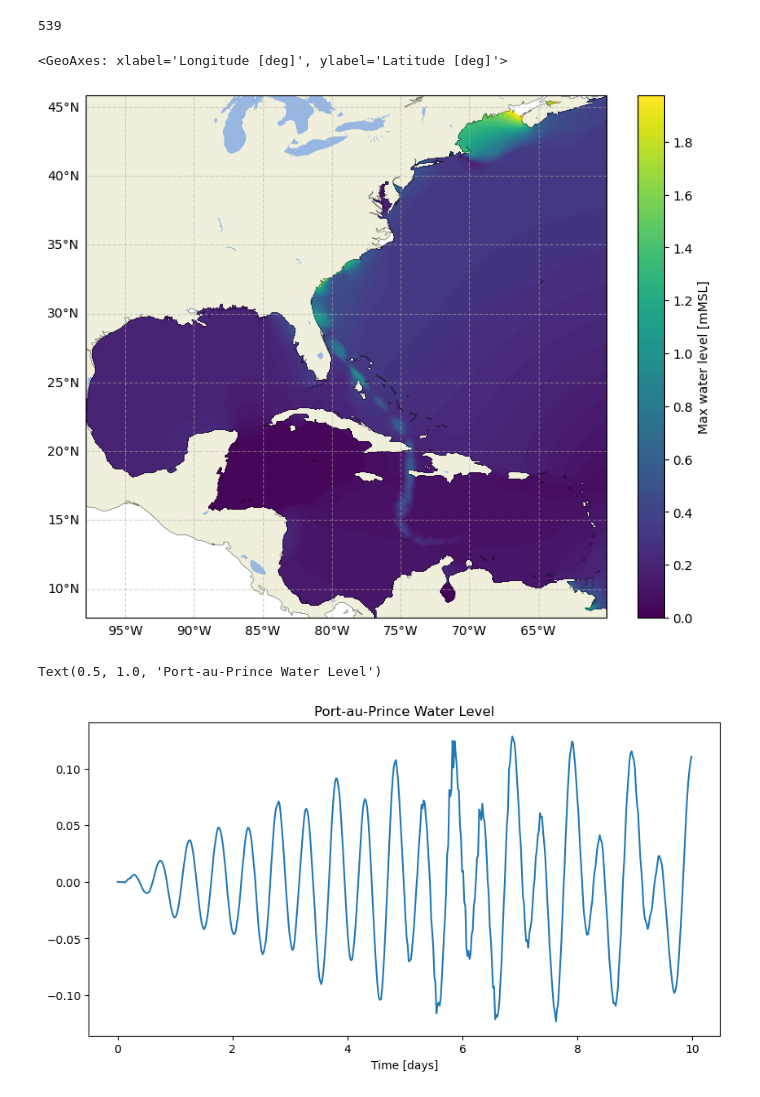
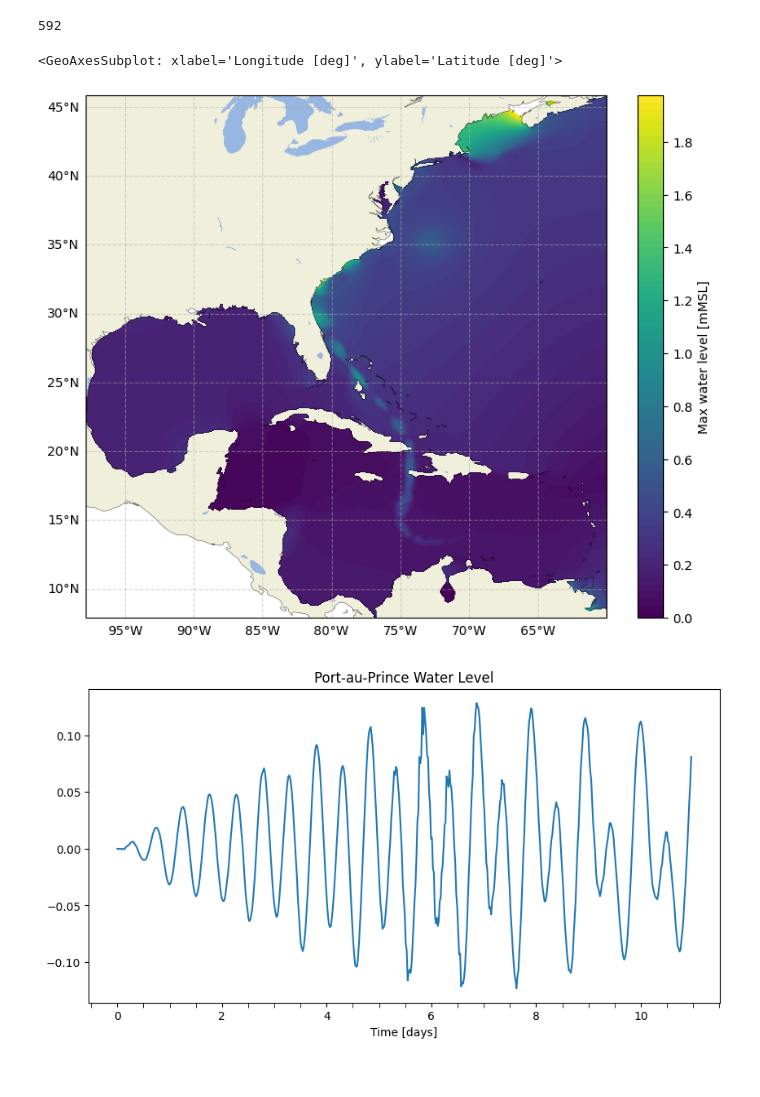
Before and after one commit to aesgeorges/LaGonaveFM, a Jupyter notebook: analysis/quickplot.ipynb, the cells around one changed output. Cells and saved outputs as stored; diff of their text form; code cells hidden in the pictures.

```diff
--- a/analysis/quickplot.ipynb
+++ b/analysis/quickplot.ipynb
@@ -16,7 +17,7 @@ from plotting import plot_nc
 # Storm to be visualized
 stage = "staging"
 HURRICANE = "Matthew2016"
-path = "../"+stage+"/runs/"+HURRICANE+'_test'
+path = "../"+stage+"/runs/"+HURRICANE
 # %%
 ele = netcdf.Dataset(path+'/fort.63.nc')
 vel = netcdf.Dataset(path+'/fort.64.nc')
@@ -25,13 +26,13 @@ max = netcdf.Dataset(path+'/maxele.63.nc')
 timesteps = vel.variables['time'].shape[0]
 timesteps
 # %% [output]
-539
+592
 # %%
 # Max Elevation
 plot_nc(max, 'zeta_max', levels=np.arange(0, 2, 0.025), background_map=True, cbar=True, cb_label='Max water level [mMSL]')
 # %% [output]
-<GeoAxes: xlabel='Longitude [deg]', ylabel='Latitude [deg]'>
+<GeoAxesSubplot: xlabel='Longitude [deg]', ylabel='Latitude [deg]'>
-[figure, old version]
+[figure, new version]
 # %%
 dt = 80.142686
 NSPOOL = 20
@@ -40,13 +41,15 @@ time_in_days = time / (24 * 60 * 60)
 # %%
 zeta = ele.variables['zeta']
 
 fig, ax = plt.subplots(figsize=(10, 5))
 ax.plot(time_in_days, zeta[:, 17523])
 ax.set_xlabel('Time [days]')
 ax.set_title('Port-au-Prince Water Level')
+
+ax.xaxis.set_minor_locator(ticker.MultipleLocator(0.5))
+ax.tick_params(axis='x', which='minor', length=4, color='black')
 # %% [output]
-Text(0.5, 1.0, 'Port-au-Prince Water Level')
-[figure, old version]
+[figure, new version]
 # %%
 fig, ax = plt.subplots(figsize=(10, 5))
 ax.plot(time_in_days, zeta[:, 12006])
```
Also changed, not shown: parts of 6 cells of this notebook, 22 other files.
